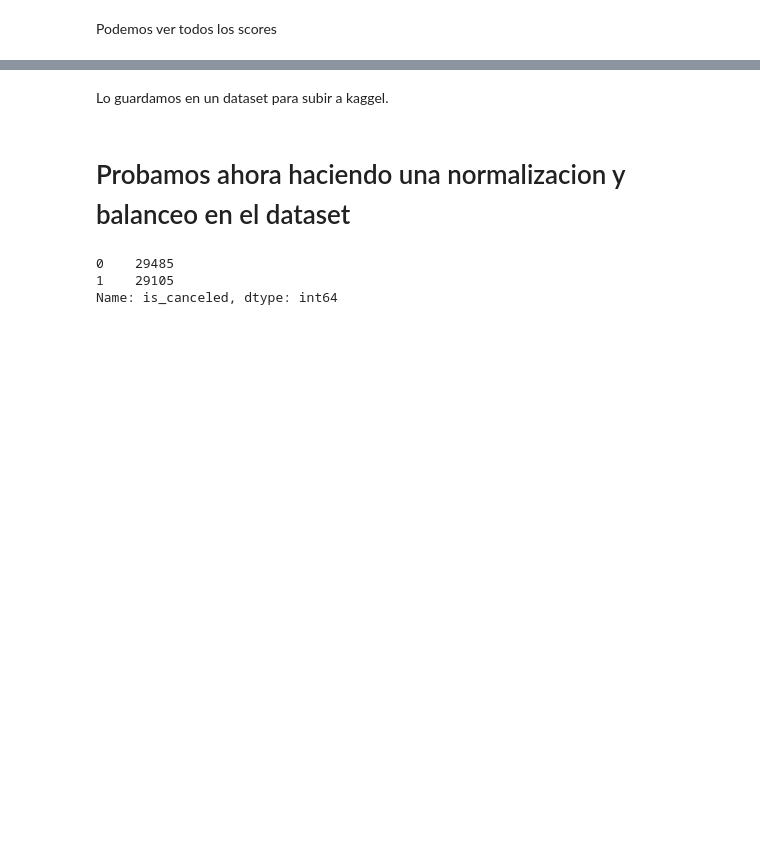
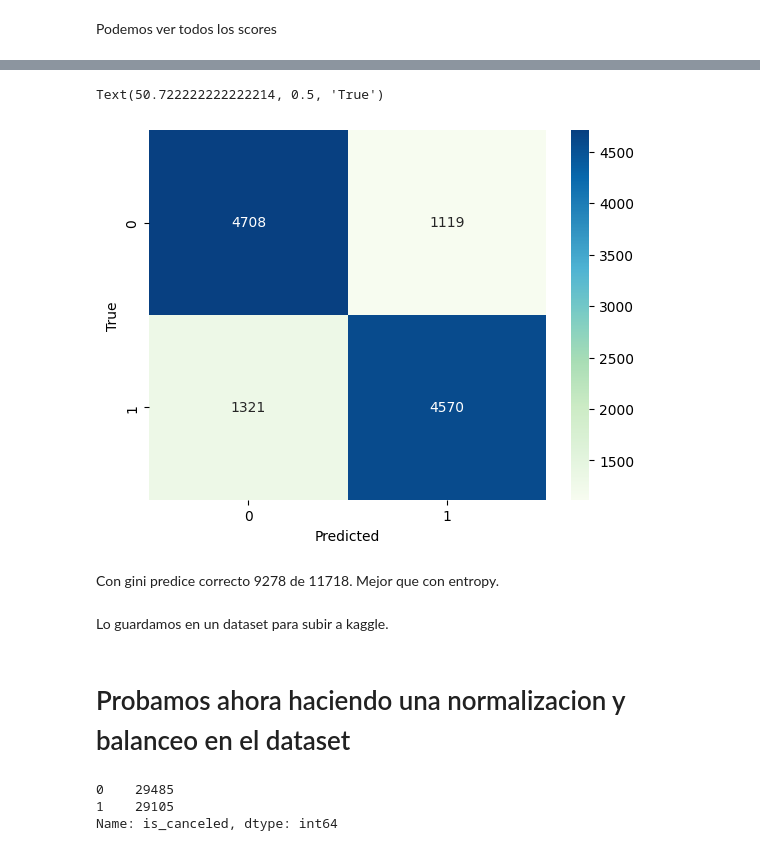
Before and after one commit to franmazzaro/7506R-2C2023-GRUPO39, a Jupyter notebook: 7506R_TP1_GRUPO39_CHP2_ENTREGA.ipynb, the cells around one changed output, grey strips where cells are left out. Saved outputs shown, nothing was run; the diff lists cells and outputs as text; code cells hidden in the pictures; blank space fills up the shorter version.

```diff
--- a/7506R_TP1_GRUPO39_CHP2_ENTREGA.ipynb
+++ b/7506R_TP1_GRUPO39_CHP2_ENTREGA.ipynb
@@ -489,0 +501,6 @@ Vemos que gridSearch predice mejor que random seach.
+# %%
+tree_model = DecisionTreeClassifier(criterion="gini",
+                                         max_depth = 5,
+                                         ccp_alpha=0.0)
+
+model_grid_gini = tree_model.fit(X_train_grid, y_train_grid)
@@ -490,3 +528,16 @@ Vemos que gridSearch predice mejor que random seach.
+# %%
+from sklearn.metrics import confusion_matrix
+tabla=confusion_matrix(y_test_grid, y_pred_grid)
+
+#Grafico la matriz de confusión
+sns.heatmap(tabla,cmap='GnBu',annot=True,fmt='g')
+plt.xlabel('Predicted')
+plt.ylabel('True')
+# %% [output]
+Text(50.722222222222214, 0.5, 'True')
+[figure, added]
+# %% [markdown]
+Con gini predice correcto 9278 de 11718. Mejor que con entropy.
 # %% [markdown]
-Lo guardamos en un dataset para subir a kaggel.
+Lo guardamos en un dataset para subir a kaggle.
 # %%
```
Also changed, not shown: parts of 23 cells of this notebook, 1 other file.
